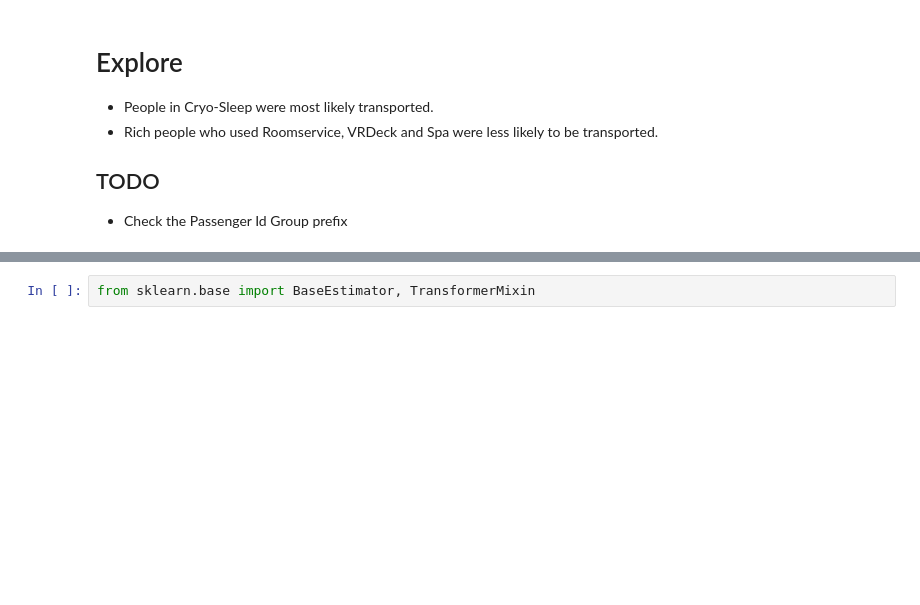
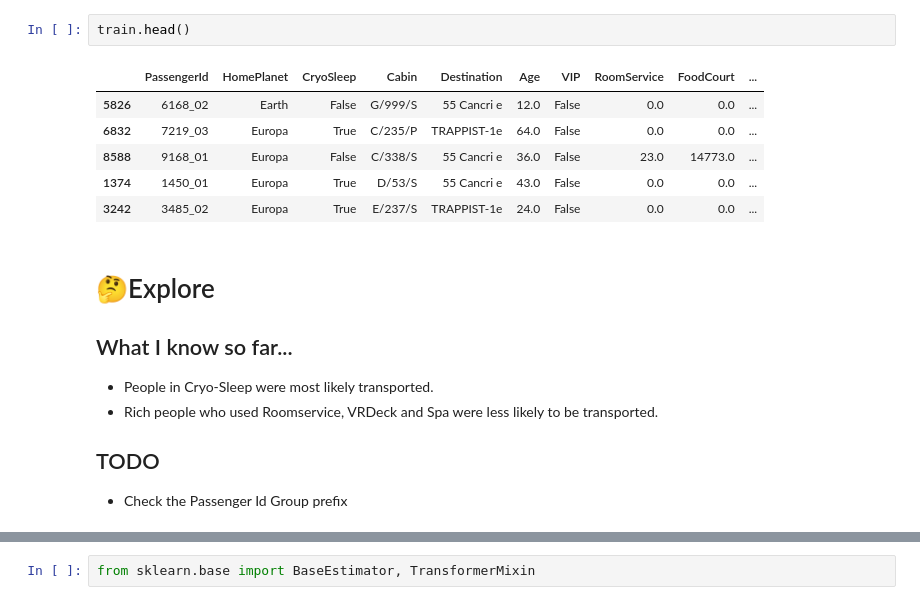
Before and after one commit to cmd-master/spaceship-titanic, a Jupyter notebook: spaceship-titanic.ipynb, the cells around one changed output, grey strips where cells are left out. Saved outputs shown, nothing was run; the diff lists cells and outputs as text; blank space fills up the shorter version.

```diff
--- a/spaceship-titanic.ipynb
+++ b/spaceship-titanic.ipynb
@@ -24,5 +34,15 @@ train, test = train_test_split(df, test_size=.2, random_state=0)
+# %%
+train.head()
+# %% [output]
+|  | PassengerId | HomePlanet | CryoSleep | Cabin | Destination | Age | VIP | RoomService | FoodCourt | ... |
+| 5826 | 6168_02 | Earth | False | G/999/S | 55 Cancri e | 12.0 | False | 0.0 | 0.0 | ... |
+| 6832 | 7219_03 | Europa | True | C/235/P | TRAPPIST-1e | 64.0 | False | 0.0 | 0.0 | ... |
+| 8588 | 9168_01 | Europa | False | C/338/S | 55 Cancri e | 36.0 | False | 23.0 | 14773.0 | ... |
+| 1374 | 1450_01 | Europa | True | D/53/S | 55 Cancri e | 43.0 | False | 0.0 | 0.0 | ... |
+| 3242 | 3485_02 | Europa | True | E/237/S | TRAPPIST-1e | 24.0 | False | 0.0 | 0.0 | ... |
 # %% [markdown]
-# Explore
+# 🤔Explore
+## What I know so far...
 - People in Cryo-Sleep were most likely transported.
 - Rich people who used Roomservice, VRDeck and Spa were less likely to be transported.
 
```
Also changed, not shown: parts of 27 cells of this notebook.
